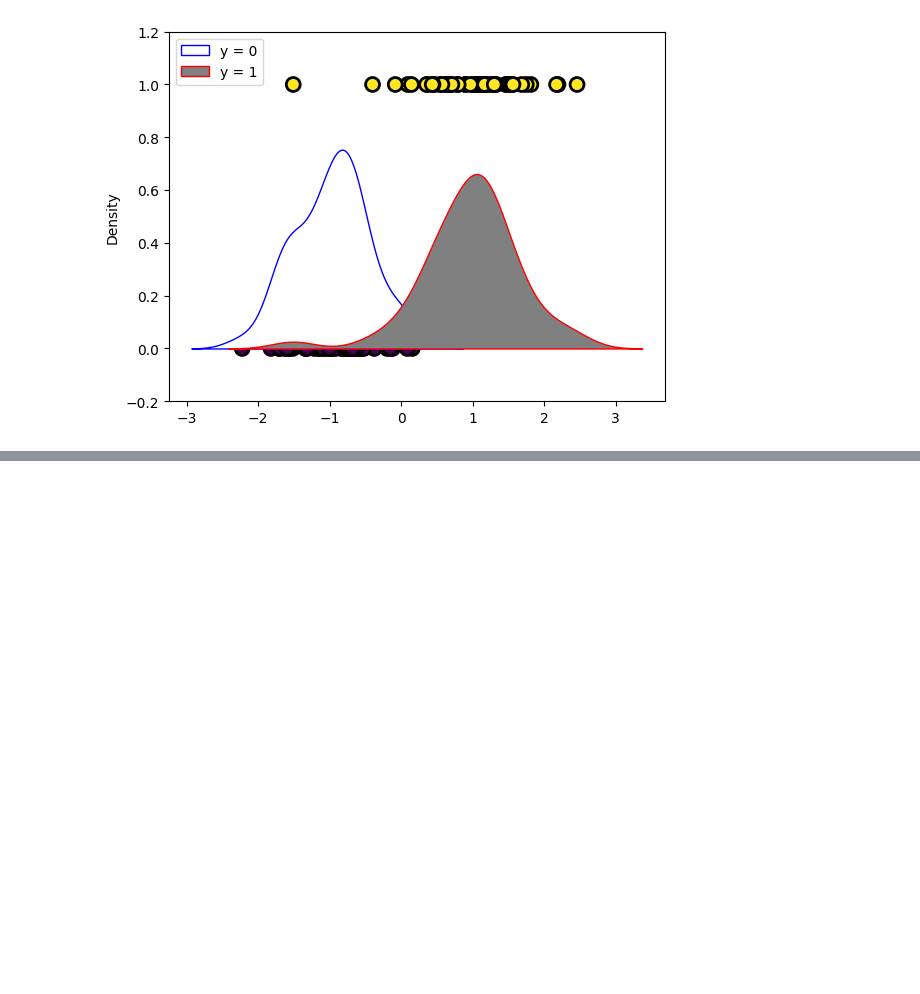
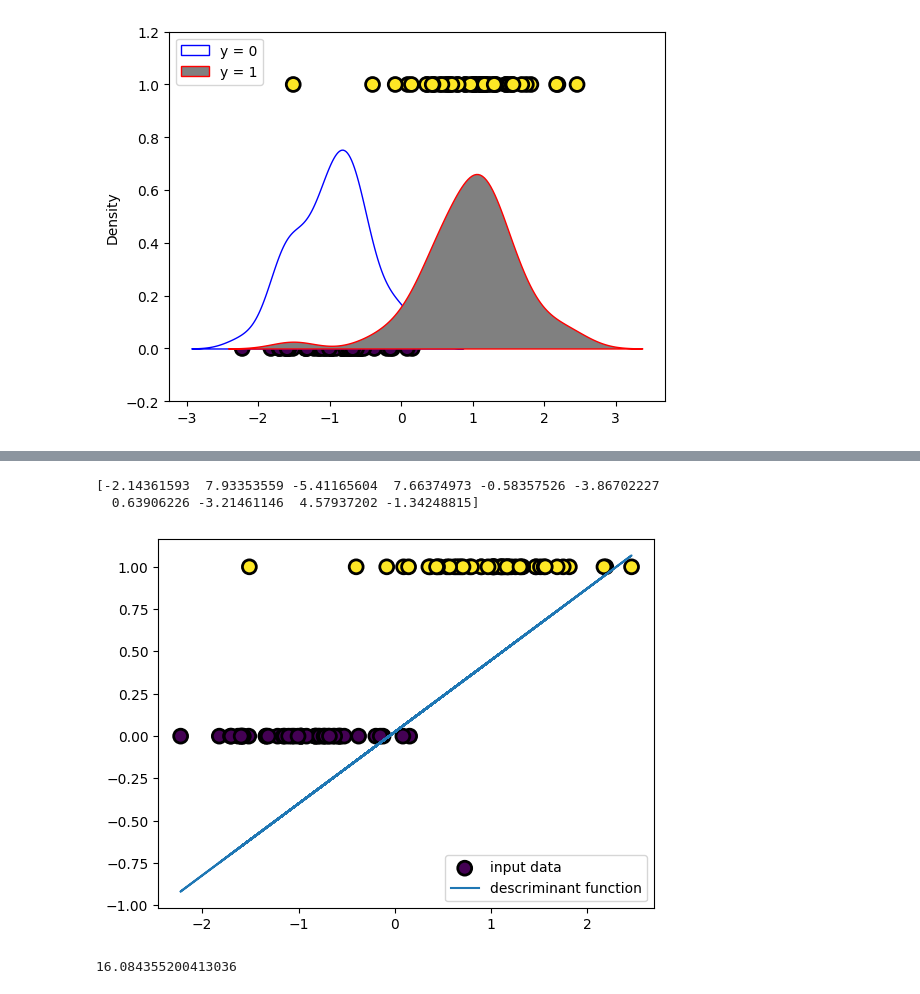
Before and after one commit to HongSeongMo/Bigdata_Analysis_Professional, a Jupyter notebook: 241022.ipynb, the cells around one changed output, grey strips where cells are left out. Drawn from its saved outputs; the diff is of its cells as text; code cells hidden in the pictures; blank space fills up the shorter version.

```diff
--- a/241022.ipynb
+++ b/241022.ipynb
@@ -43,3 +43,6 @@ plt.legend(); plt.ylim(-0.2, 1.2)
 plt.show()
 # %% [output]
 [figure]
+# %%
+x = sm.add_constant(x1)
+print(x[:5])
@@ -45,0 +55,4 @@ plt.show()
+# %%
+logitmodel = sm.Logit(y, x)
+results = logitmodel.fit(disp=0)
+print(results.summary())
@@ -45,0 +75,17 @@ plt.show()
+# %%
+print(results.fittedvalues[:10])
+# %% [output]
+[-2.14361593  7.93353559 -5.41165604  7.66374973 -0.58357526 -3.86702227
+  0.63906226 -3.21461146  4.57937202 -1.34248815]
+# %%
+plt.scatter(x1, y, c=y, s=100, edgecolors='k', lw=2, label = 'input data')
+plt.plot(x1, results.fittedvalues*0.1, label = 'descriminant function')
+plt.legend()
+plt.show()
+# %% [output]
+[figure, added]
+# %%
+ypred = results.predict(x)
+print(log_loss(y, ypred, normalize=False))
+# %% [output]
+16.084355200413036
```
Also changed, not shown: parts of 52 cells of this notebook.
